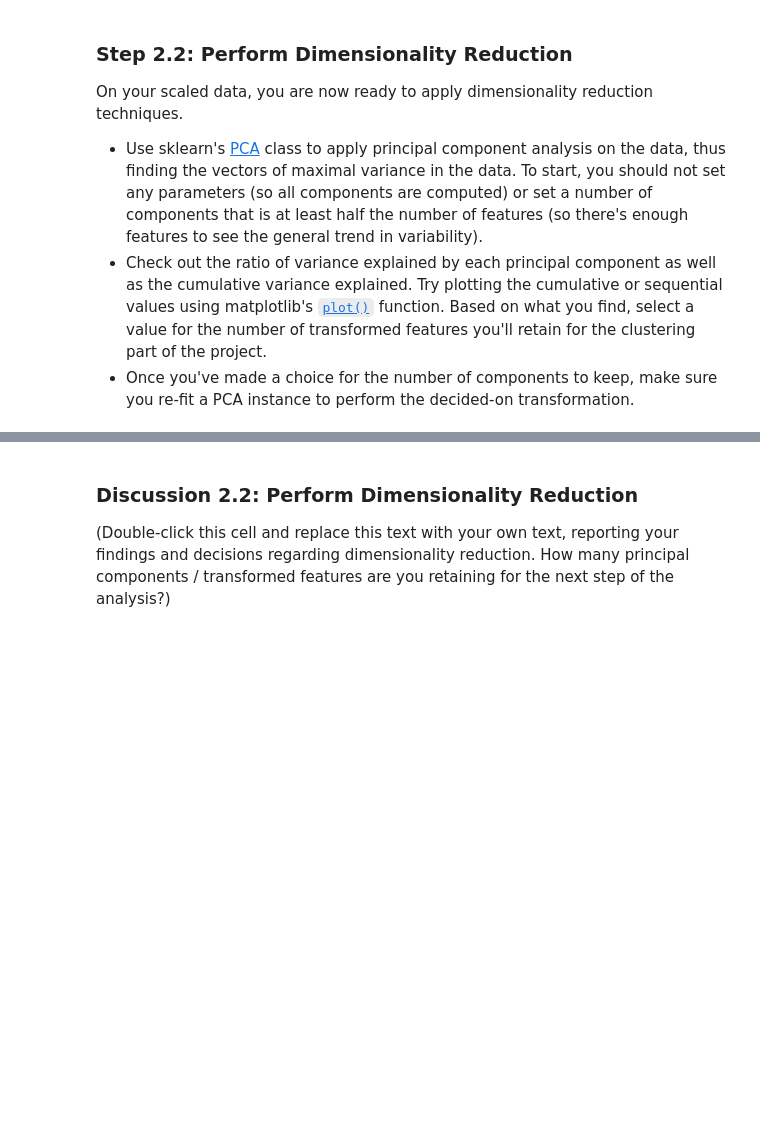
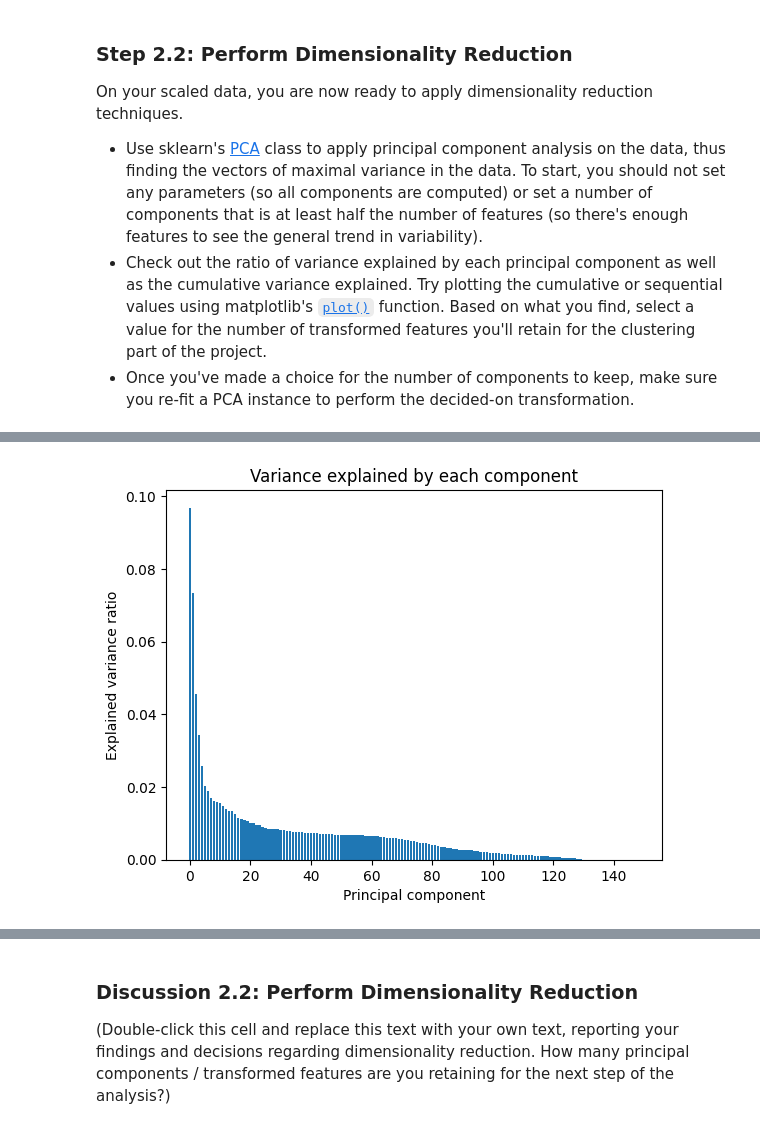
Before and after one commit to diggooddodg/Identify-customer-segments, a Jupyter notebook: Identify_Customer_Segments.ipynb, the cells around one changed output, grey strips where cells are left out. Cells and saved outputs as stored; diff of their text form; code cells hidden in the pictures; blank space fills up the shorter version.

```diff
--- a/Identify_Customer_Segments.ipynb
+++ b/Identify_Customer_Segments.ipynb
@@ -1223,0 +1240,3 @@ print(f"{count} features checked")
+# %%
+# Load in the feature summary file.
+feat_info = pd.read_csv('AZDIAS_Feature_Summary.csv', sep=';')
@@ -1327,7 +1407,7 @@ On your scaled data, you are now ready to apply dimensionality reduction techniq
 # Apply PCA to the data.
 from sklearn.decomposition import PCA
 
-pca_mod = PCA()
-gen_demo_pca = pca_mod.fit(gen_demo_clean_scaled)
+pca_test = PCA()
+gen_demo_pca_test = pca_test.fit(gen_demo_clean_scaled)
 # %%
 # Investigate the variance accounted for by each principal component.
@@ -1333,0 +1433,8 @@ gen_demo_pca = pca_mod.fit(gen_demo_clean_scaled)
+# %%
+plt.bar(range(len(gen_demo_pca_test.explained_variance_ratio_)), gen_demo_pca_test.explained_variance_ratio_)
+plt.title("Variance explained by each component")
+plt.xlabel("Principal component")
+plt.ylabel("Explained variance ratio")
+plt.show()
+# %% [output]
+[figure, added]
```
Also changed, not shown: parts of 26 cells of this notebook.
